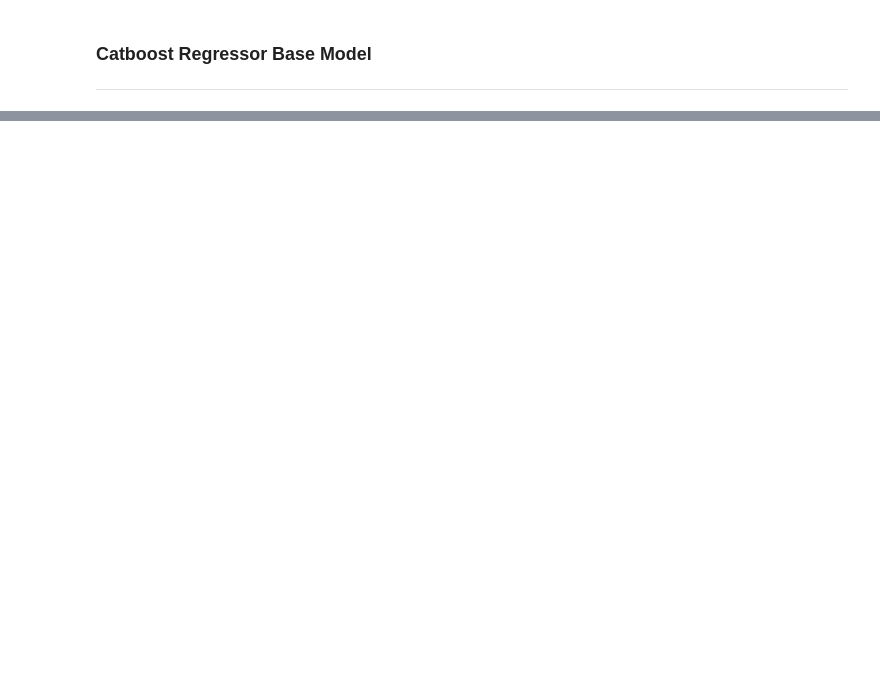
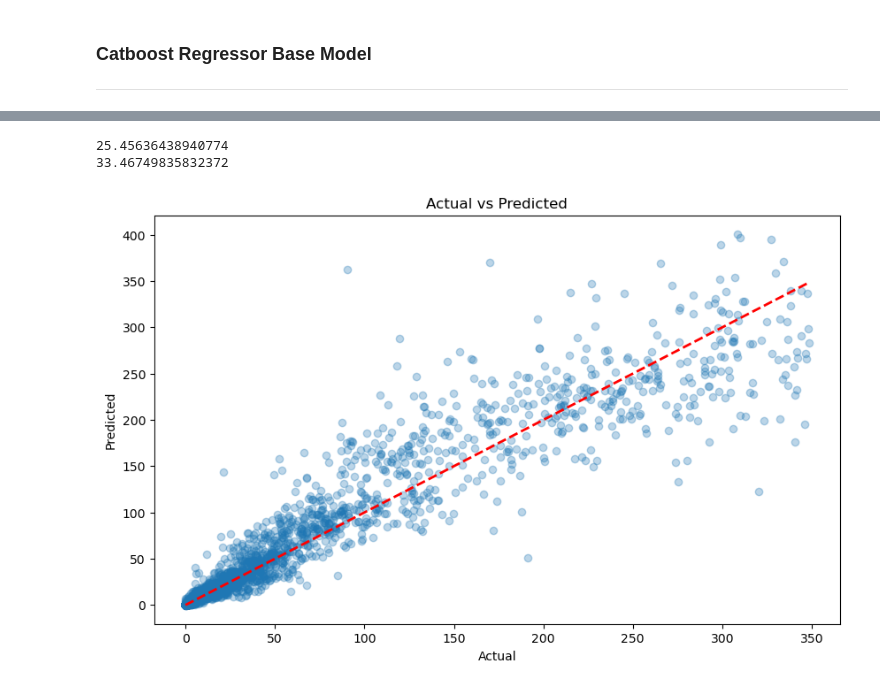
Before and after one commit to RaveEx12/cadiovascular_death, a Jupyter notebook: notebooks/cardio_model_notebook.ipynb, the cells around one changed output, grey strips where cells are left out. Cells and saved outputs as stored; diff of their text form; code cells hidden in the pictures; blank space fills up the shorter version.

```diff
--- a/notebooks/cardio_model_notebook.ipynb
+++ b/notebooks/cardio_model_notebook.ipynb
@@ -280,7 +282,7 @@ preprocessor = ColumnTransformer(
 # %%
 # Define the pipeline
 
-pipeline = Pipeline(steps=[
+cat_pipeline = Pipeline(steps=[
     ('preprocessor', preprocessor),
     ('regressor', CatBoostRegressor(verbose=0))
 ])
@@ -288,0 +289,4 @@ CatBoostRegressor(verbose=0, )
+# %%
+# Fit the pipeline to the training data
+
+cat_pipeline.fit(X_train, y_train_transformed.ravel())
@@ -288,0 +304,24 @@ CatBoostRegressor(verbose=0, )
+# %%
+# Model Evaluation
+
+y_cat_train_pred_transformed = cat_pipeline.predict(X_train)
+y_cat_test_pred_transformed = cat_pipeline.predict(X_test)
+# %%
+# inverse transform the predictions
+
+y_train_cat_pred = pt_target.inverse_transform(y_cat_train_pred_transformed.reshape(-1, 1))
+y_test_cat_pred = pt_target.inverse_transform(y_cat_test_pred_transformed.reshape(-1, 1))
+# %%
+# RMSE evaluation
+
+print(rmse(y_train, y_train_cat_pred))
+print(rmse(y_test, y_test_cat_pred))
+# %% [output]
+25.45636438940774
+33.46749835832372
+# %%
+# plot predicted vs actual for train set
+
+plot_predicted_vs_actual(y_train, y_train_cat_pred)
+# %% [output]
+[figure, added]
```
Also changed, not shown: parts of 38 cells of this notebook, 4 other files.
